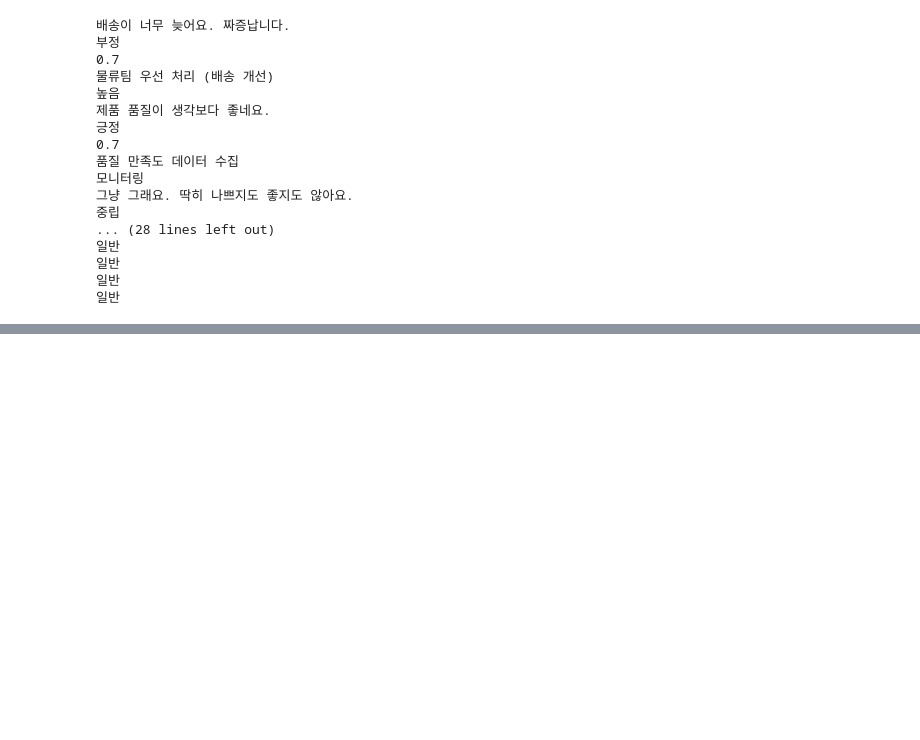
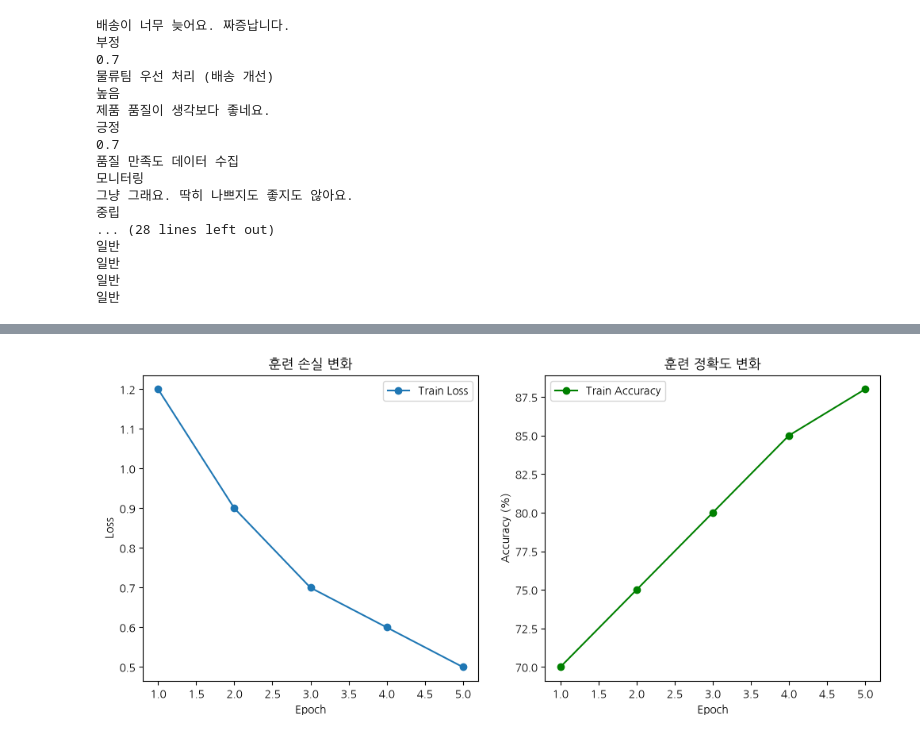
Before and after one commit to jhy5317/deep-learning-basic, a Jupyter notebook: 9.ipynb, the cells around one changed output, grey strips where cells are left out. Drawn from its saved outputs; the diff is of its cells as text; code cells hidden in the pictures; blank space fills up the shorter version.

```diff
--- a/9.ipynb
+++ b/9.ipynb
@@ -178,0 +293,26 @@ real_time_monitoring_demo()
+# %%
+#학습 과정 시각화 및 하이퍼파라미터 조정
+import matplotlib.pyplot as plt
+
+# 예시: 학습 과정 동안 손실과 정확도를 기록했다고 가정
+epochs = [1, 2, 3, 4, 5]
+train_loss = [1.2, 0.9, 0.7, 0.6, 0.5]  # 가상 데이터
+train_accuracy = [70, 75, 80, 85, 88]     # 가상 데이터
+
+plt.figure(figsize=(12, 5))
+plt.subplot(1, 2, 1)
+plt.plot(epochs, train_loss, marker='o', label='Train Loss')
+plt.xlabel('Epoch')
+plt.ylabel('Loss')
+plt.title('훈련 손실 변화')
+plt.legend()
+
+plt.subplot(1, 2, 2)
+plt.plot(epochs, train_accuracy, marker='o', label='Train Accuracy', color='green')
+plt.xlabel('Epoch')
+plt.ylabel('Accuracy (%)')
+plt.title('훈련 정확도 변화')
+plt.legend()
+plt.show()
+# %% [output]
+[figure, added]
```
Also changed, not shown: parts of 5 cells of this notebook, 1 other file.
